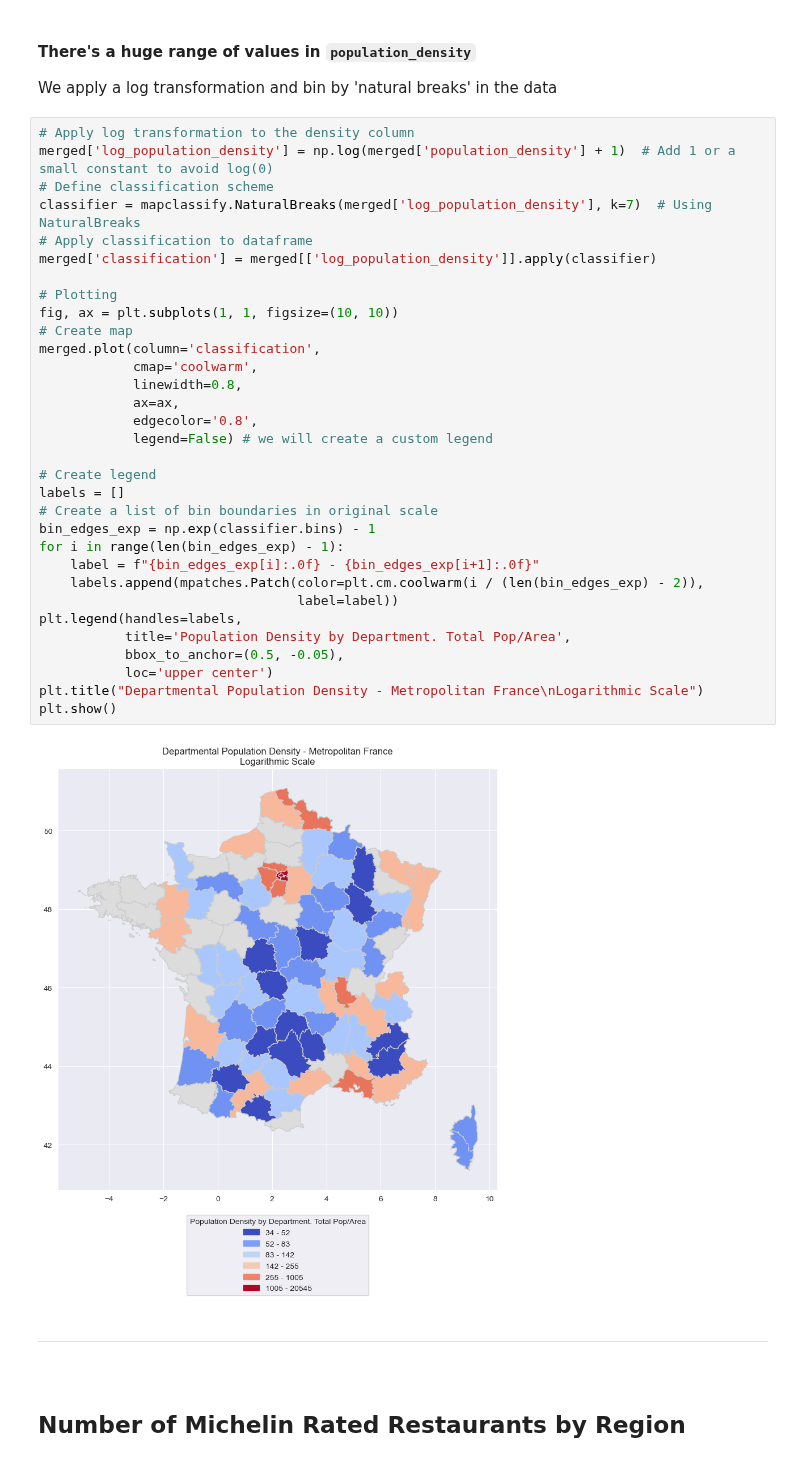
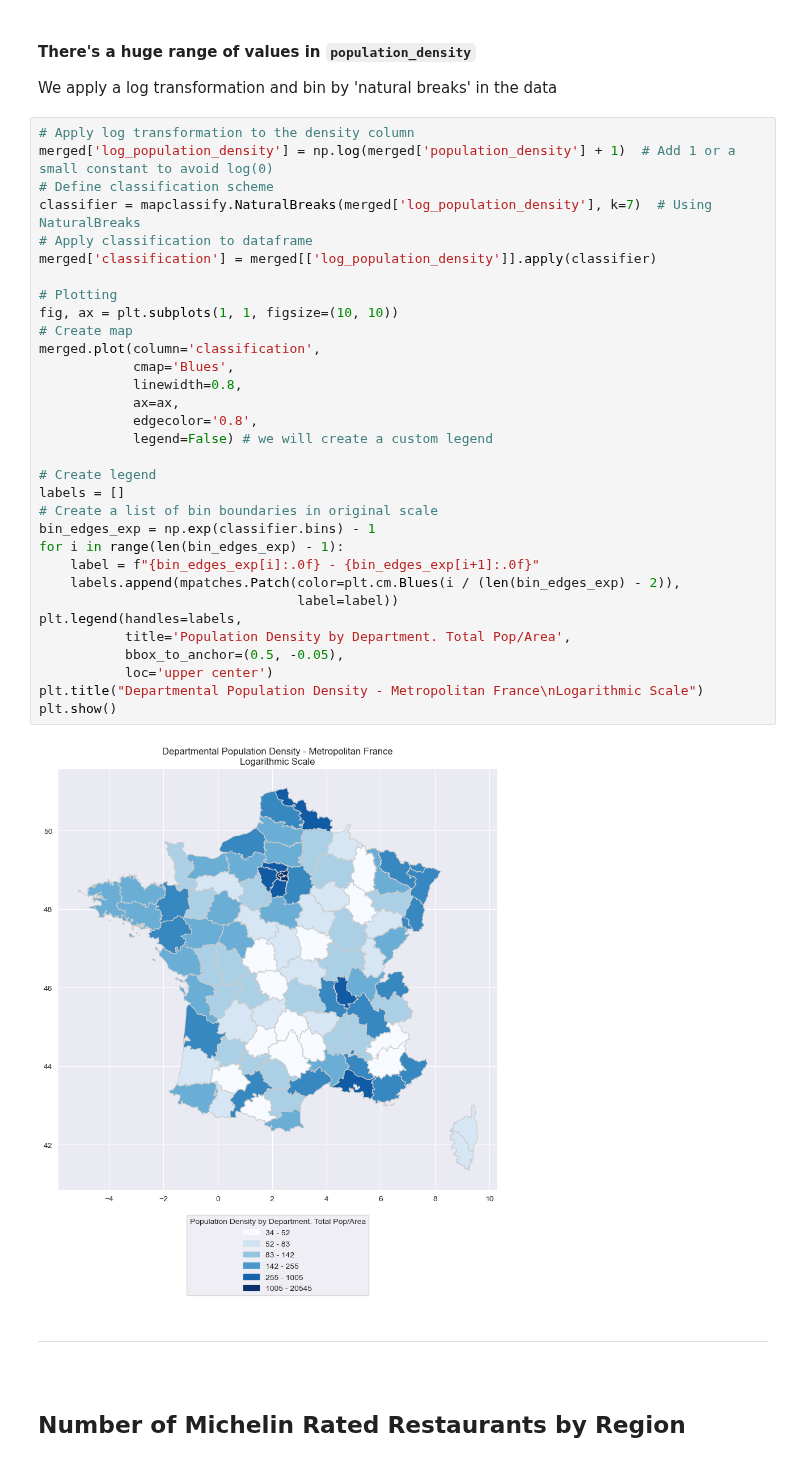
Before and after one commit to pineapple-bois/Michelin_Rated_Restaurants, a Jupyter notebook: Notebooks/France/France.ipynb, the cells around one changed output. Drawn from its saved outputs; the diff is of its cells as text.

```diff
--- a/Notebooks/France/France.ipynb
+++ b/Notebooks/France/France.ipynb
@@ -363,36 +363,36 @@ We apply a log transformation and bin by 'natural breaks' in the data
 # Apply log transformation to the density column
 merged['log_population_density'] = np.log(merged['population_density'] + 1)  # Add 1 or a small constant to avoid log(0)
 # Define classification scheme
 classifier = mapclassify.NaturalBreaks(merged['log_population_density'], k=7)  # Using NaturalBreaks
 # Apply classification to dataframe
 merged['classification'] = merged[['log_population_density']].apply(classifier)
 
 # Plotting
 fig, ax = plt.subplots(1, 1, figsize=(10, 10))
 # Create map
 merged.plot(column='classification',
-            cmap='coolwarm',
+            cmap='Blues',
             linewidth=0.8,
             ax=ax,
             edgecolor='0.8',
             legend=False) # we will create a custom legend
 
 # Create legend
 labels = []
 # Create a list of bin boundaries in original scale
 bin_edges_exp = np.exp(classifier.bins) - 1
 for i in range(len(bin_edges_exp) - 1):
     label = f"{bin_edges_exp[i]:.0f} - {bin_edges_exp[i+1]:.0f}"
-    labels.append(mpatches.Patch(color=plt.cm.coolwarm(i / (len(bin_edges_exp) - 2)),
+    labels.append(mpatches.Patch(color=plt.cm.Blues(i / (len(bin_edges_exp) - 2)),
                                  label=label))
 plt.legend(handles=labels,
            title='Population Density by Department. Total Pop/Area',
            bbox_to_anchor=(0.5, -0.05),
            loc='upper center')
 plt.title("Departmental Population Density - Metropolitan France\nLogarithmic Scale")
 plt.show()
 # %% [output]
-[figure, old version]
+[figure, new version]
 # %% [markdown]
 ----
 &nbsp;
```
Also changed, not shown: parts of 11 cells of this notebook.
